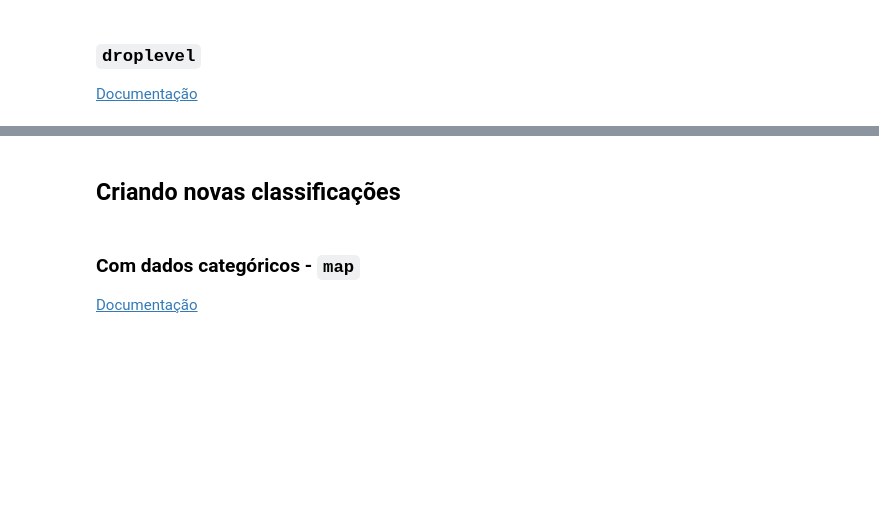
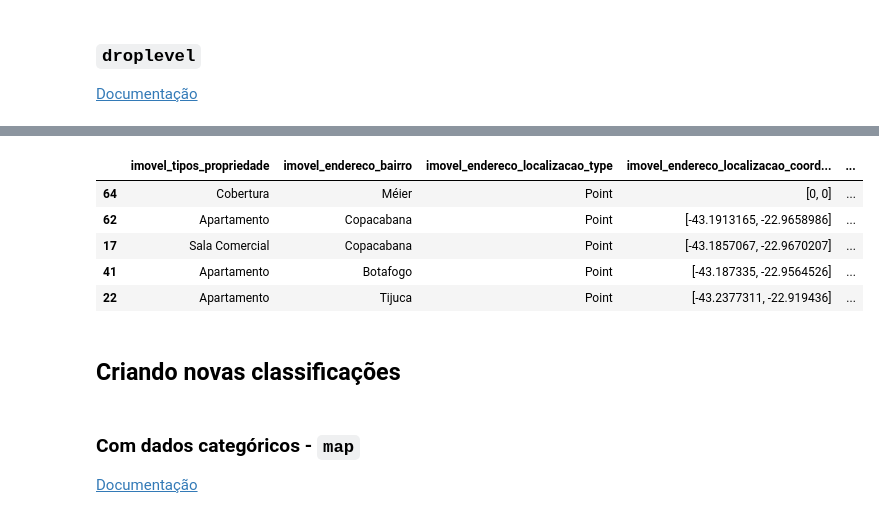
Before and after one commit to josenaldo/alura-cds-python-pandas-tecnicas-avancadas, a Jupyter notebook: notebook/Projeto.ipynb, the cells around one changed output, grey strips where cells are left out. Saved outputs shown, nothing was run; the diff lists cells and outputs as text; code cells hidden in the pictures; blank space fills up the shorter version.

```diff
--- a/notebook/Projeto.ipynb
+++ b/notebook/Projeto.ipynb
@@ -1251,3 +1365,18 @@ dados_listings.head(5)
+# %%
+dados_listings = pd.merge(
+    dados_listings,
+    configuracao,
+    left_index=True,
+    right_index=True
+)
+dados_listings.sample(5)
+# %% [output]
+|  | imovel_tipos_propriedade | imovel_endereco_bairro | imovel_endereco_localizacao_type | imovel_endereco_localizacao_coord... | ... |
+| 64 | Cobertura | Méier | Point | [0, 0] | ... |
+| 62 | Apartamento | Copacabana | Point | [-43.1913165, -22.9658986] | ... |
+| 17 | Sala Comercial | Copacabana | Point | [-43.1857067, -22.9670207] | ... |
+| 41 | Apartamento | Botafogo | Point | [-43.187335, -22.9564526] | ... |
+| 22 | Apartamento | Tijuca | Point | [-43.2377311, -22.919436] | ... |
 # %% [markdown]
 ## Criando novas classificações
 # %% [markdown]
```
Also changed, not shown: parts of 12 cells of this notebook, 1 other file.
